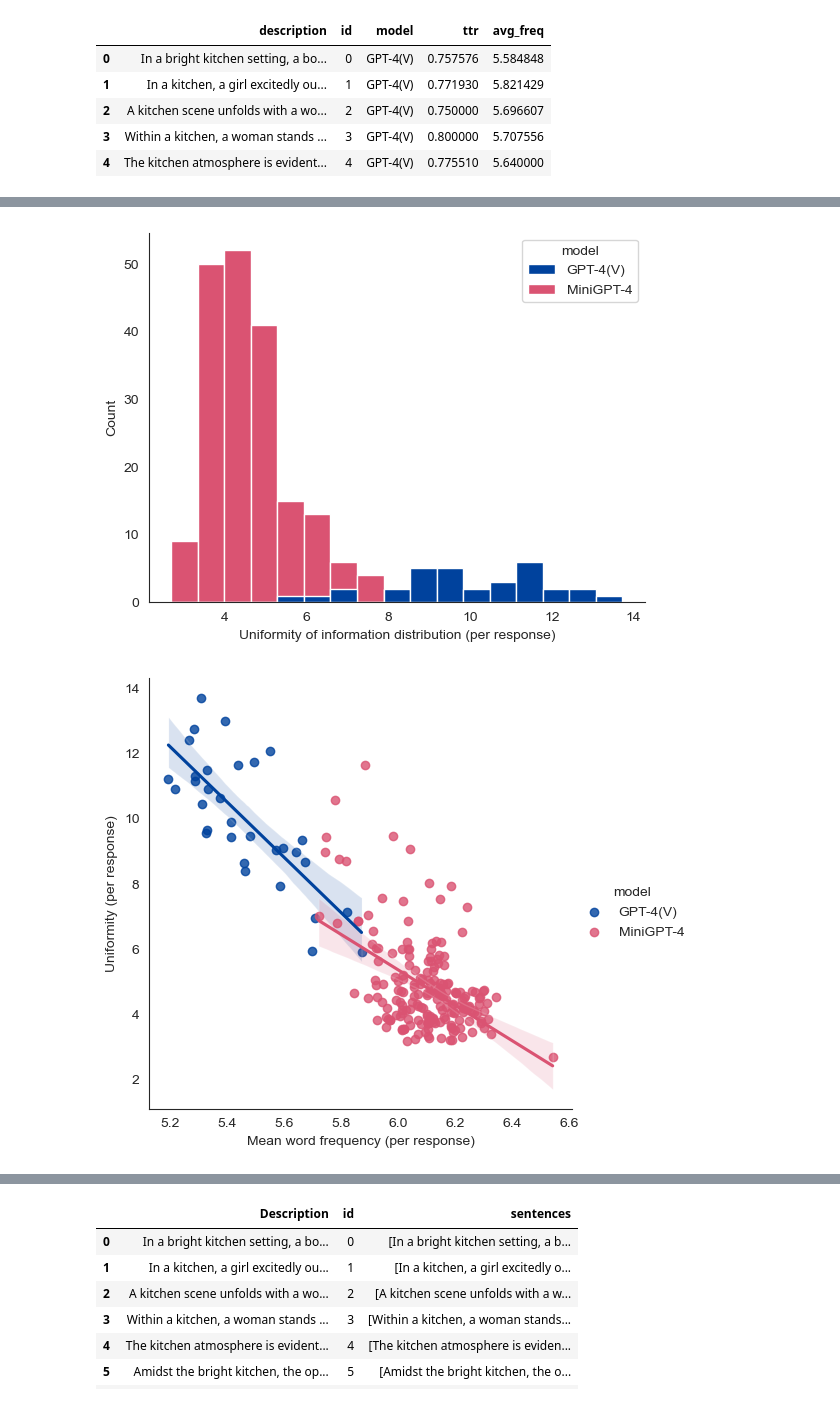
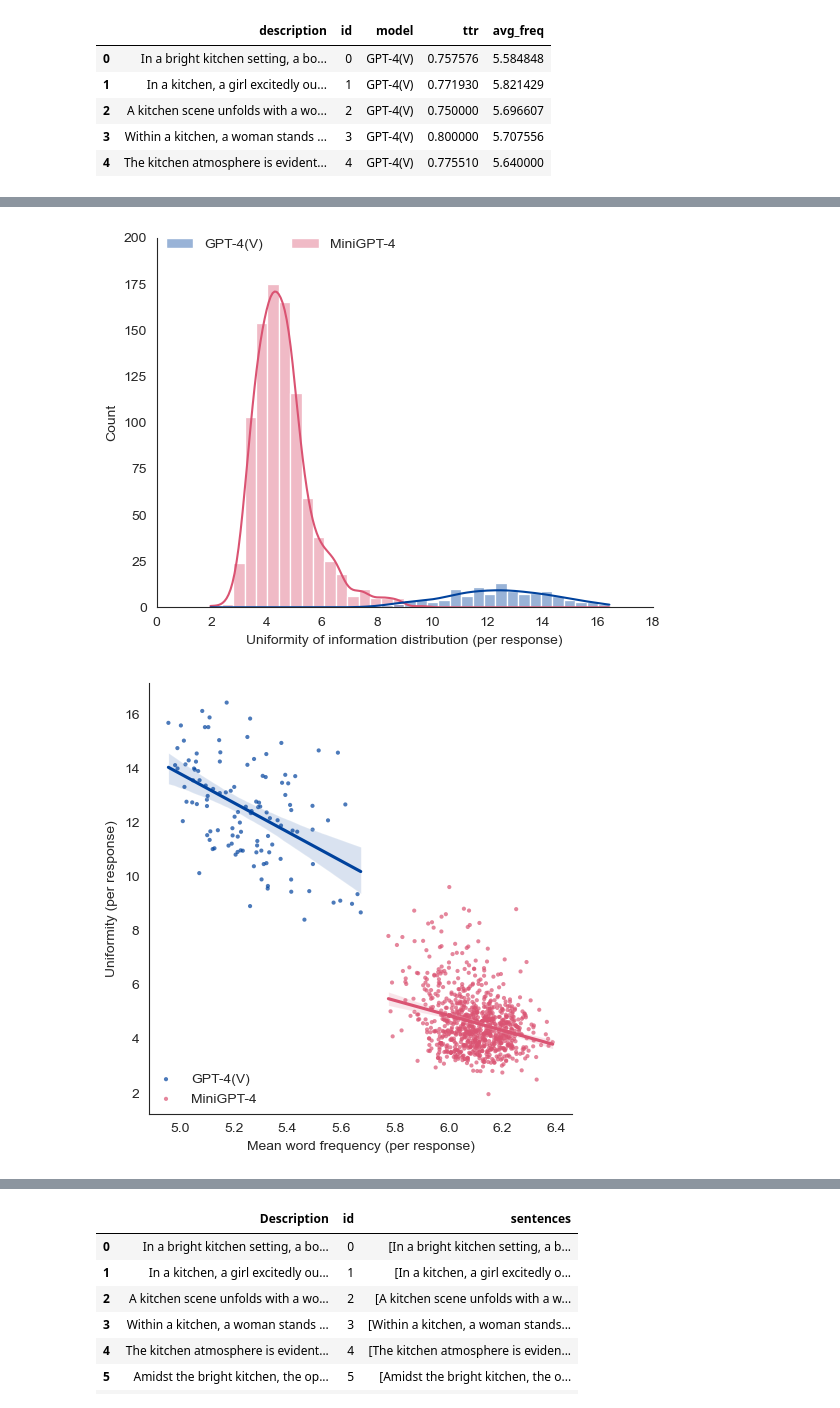
Before and after one commit to zimine/anlp23_project, a Jupyter notebook: project_torch.ipynb, the cells around one changed output, grey strips where cells are left out. Cells and saved outputs as stored; diff of their text form; code cells hidden in the pictures.

Commit message:
updated data and viz

```diff
--- a/project_torch.ipynb
+++ b/project_torch.ipynb
@@ -220,3 +224,5 @@ df.to_pickle("data/minigpt_temp_1102.pkl")
+# %%
+cleandf = remove_outliers(df, ['uid', 'avg_freq', 'avg_info'])
 # %% [markdown]
 #### Utterance-level
 # %%
@@ -380,0 +383,4 @@ gptdf.to_pickle("data/gpt_1102.pkl")
+# %%
+gptdf = pd.read_pickle("data/gpt_1103.pkl")
+# %%
+cleangpt = remove_outliers(gptdf, ['uid', 'avg_freq', 'avg_info'])
@@ -381,3 +391,3 @@ gptdf.to_pickle("data/gpt_1102.pkl")
 # %%
 subset = ['description', 'ttr', 'avg_freq', 'avg_info', 'uid', 'model']
-alldf = pd.concat([gptdf[subset], df[subset]])
+alldf = pd.concat([cleangpt[subset], cleandf[subset]])
@@ -399,25 +444,36 @@ plt.savefig('wordfreq-hist.png')
 # %%
 palette = {'GPT-4(V)': '#00429d',
            'MiniGPT-4': '#da5372'}
-kwargs = {'alpha':1}
-sns.histplot(data=alldf, x='uid', hue='model', palette=palette, **kwargs)
+
+kwargs = {'alpha':0.4}
+ax = sns.histplot(data=alldf, x='uid', hue='model', palette=palette, **kwargs, bins=35, kde=True)
 sns.despine()
+sns.move_legend(
+    ax, "lower center",
+    bbox_to_anchor=(0.25, 0.93), ncol=2, title=None, frameon=False)
+
+plt.xlim(0, 18)
+plt.ylim(0, 200)
 plt.xlabel("Uniformity of information distribution (per response)")
-plt.ylabel("Count");
-plt.savefig('uid-hist.png')
+plt.ylabel("Count")
+plt.savefig('plot/hist-uid.png')
 # %% [output]
-[figure, old version]
+[figure, new version]
 # %%
-# palette = {'GPT-4(V)': '#00429d',
-#            'MiniGPT-4': '#da5372'}
-# kwargs = {'alpha':1}
-sns.lmplot(data=alldf, x='avg_freq', y='uid', hue='model', palette=palette)
+palette = {'GPT-4(V)': '#00429d',
+           'MiniGPT-4': '#da5372'}
+
+ax = sns.lmplot(data=alldf, x='avg_freq', y='uid', hue='model', palette=palette, markers='.', scatter_kws={'alpha':0.7, 'edgecolors':'none'})
 sns.despine()
+sns.move_legend(
+    ax, "lower left",
+    bbox_to_anchor=(0.1, 0.1), ncol=1, title=None, frameon=False)
+
 plt.xlabel("Mean word frequency (per response)")
 plt.ylabel("Uniformity (per response)");
-plt.savefig('relplot.png')
+plt.savefig('plot/freq-uid.png')
 # %% [output]
-[figure, old version]
+[figure, new version]
 # %%
 palette = {'GPT-4(V)': '#00429d',
            'MiniGPT-4': '#da5372'}
```
Also changed, not shown: parts of 41 cells of this notebook, 29 other files.
